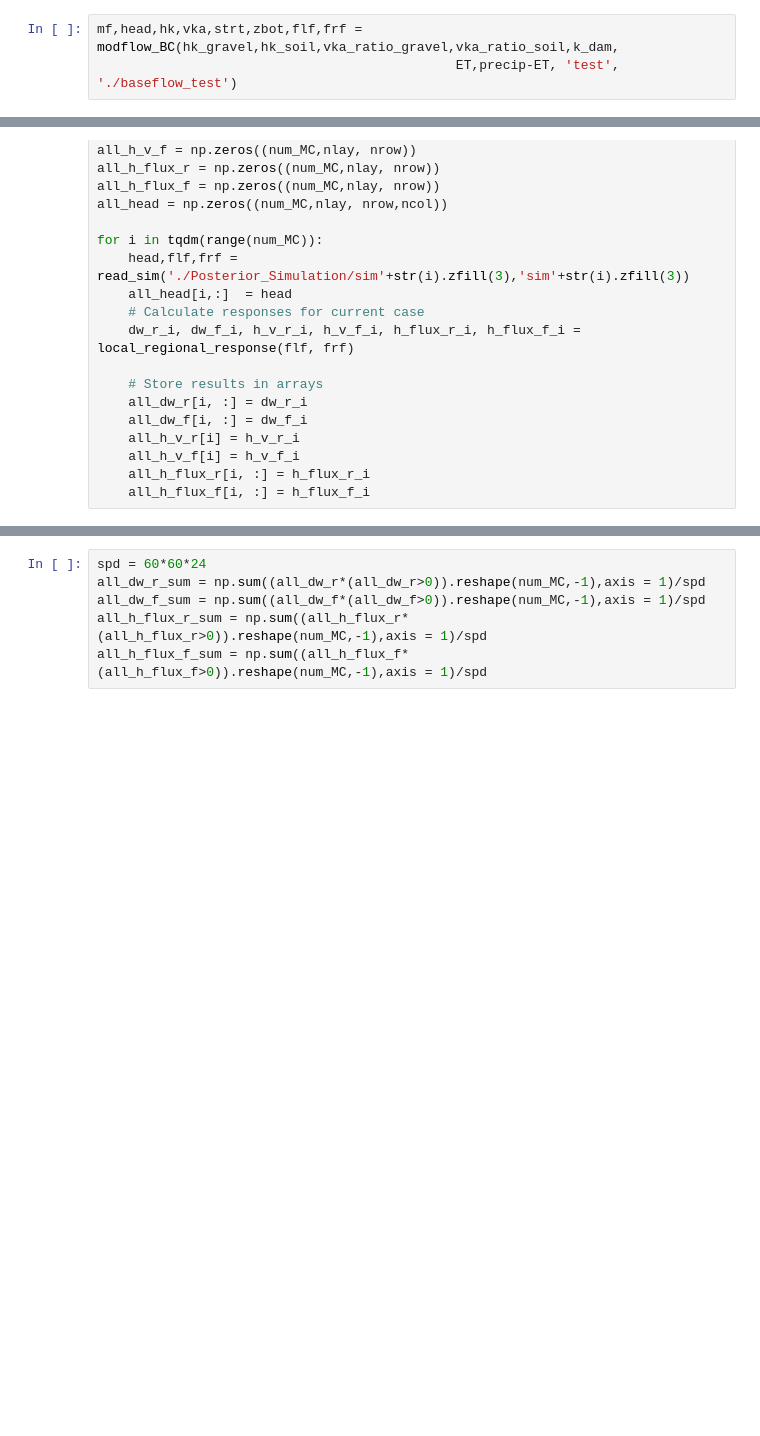
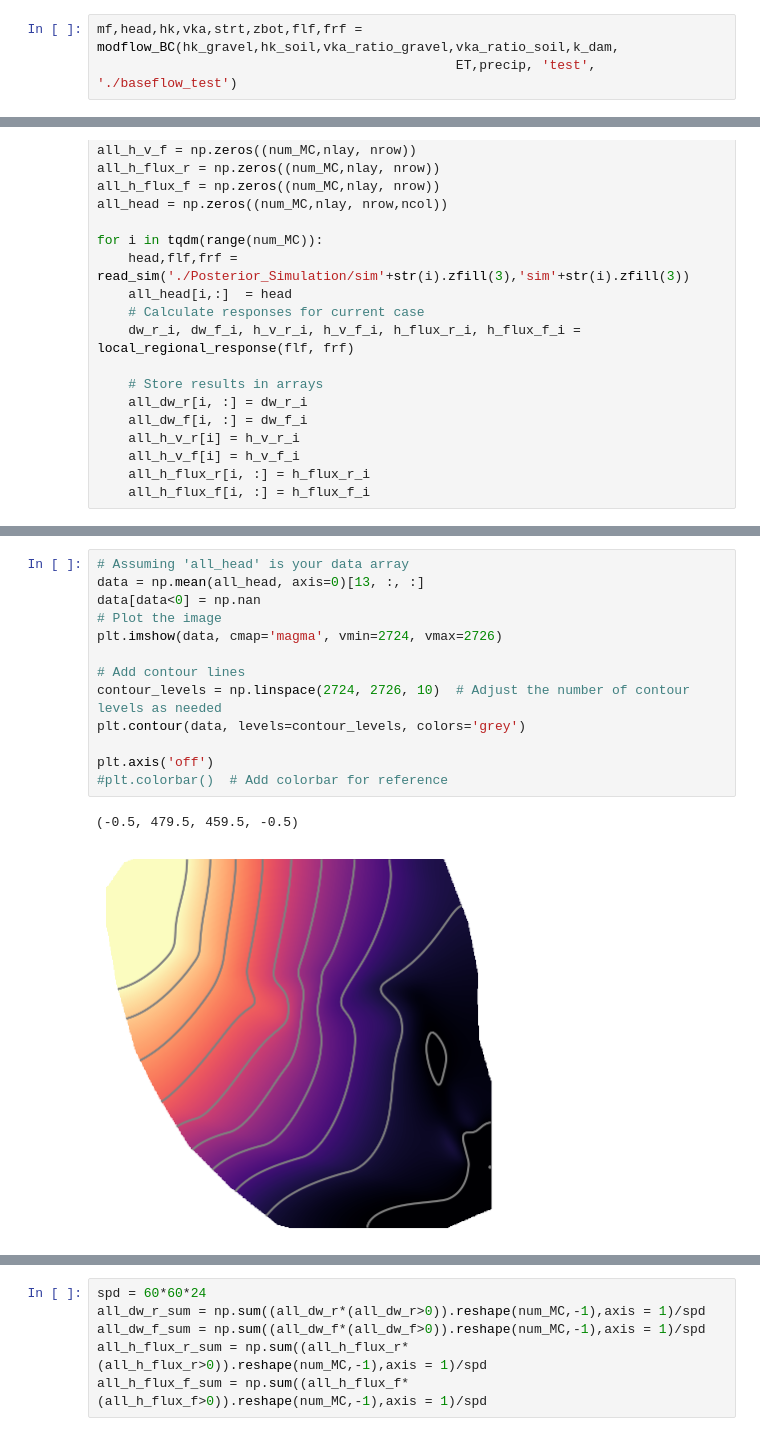
Before and after one commit to lijingwang/Beaver_Groundwater_Uncertainty, a Jupyter notebook: notebooks/05_Global_Sensitivity_Analysis.ipynb, the cells around one changed output, grey strips where cells are left out. Drawn from its saved outputs; the diff is of its cells as text; blank space fills up the shorter version.

```diff
--- a/notebooks/05_Global_Sensitivity_Analysis.ipynb
+++ b/notebooks/05_Global_Sensitivity_Analysis.ipynb
@@ -57,4 +57,4 @@ precip = 2e-3 #m/d
 ET = 2e-3 #m/d
 # %%
 mf,head,hk,vka,strt,zbot,flf,frf = modflow_BC(hk_gravel,hk_soil,vka_ratio_gravel,vka_ratio_soil,k_dam,
-                                              ET,precip-ET, 'test', './baseflow_test')
+                                              ET,precip, 'test', './baseflow_test')
@@ -145,0 +185,16 @@ plt.axis('off')
+# %%
+# Assuming 'all_head' is your data array
+data = np.mean(all_head, axis=0)[13, :, :]
+data[data<0] = np.nan
+# Plot the image
+plt.imshow(data, cmap='magma', vmin=2724, vmax=2726)
+
+# Add contour lines
+contour_levels = np.linspace(2724, 2726, 10)  # Adjust the number of contour levels as needed
+plt.contour(data, levels=contour_levels, colors='grey')
+
+plt.axis('off')
+#plt.colorbar()  # Add colorbar for reference
+# %% [output]
+(-0.5, 479.5, 459.5, -0.5)
+[figure, added]
```
Also changed, not shown: parts of 84 cells of this notebook, 13 other files.
